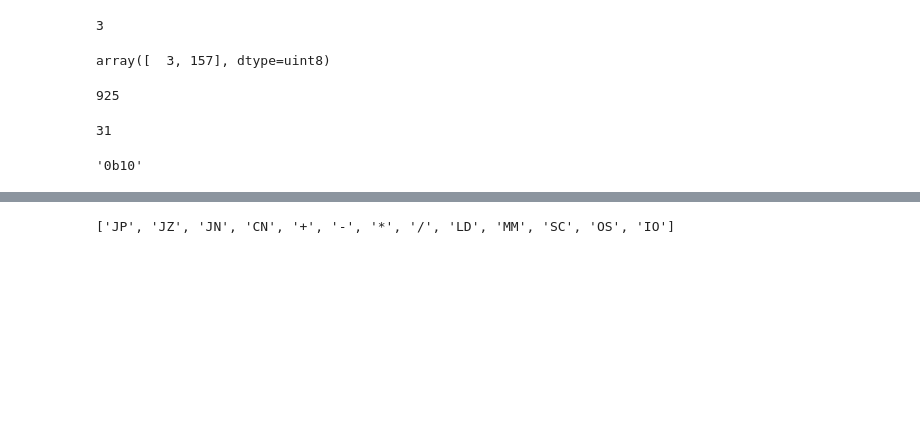
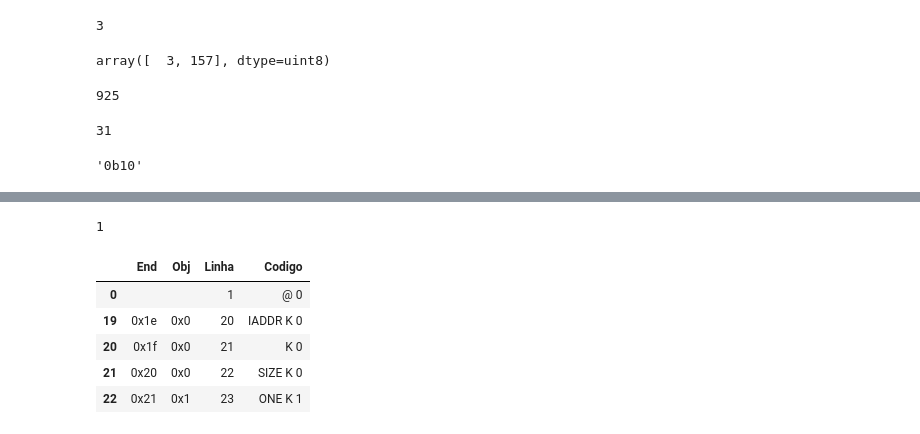
Before and after one commit to michelchieregato/Sistemas-De-Programacao, a Jupyter notebook: Sisprog - Main.ipynb, the cells around one changed output, grey strips where cells are left out. Drawn from its saved outputs; the diff is of its cells as text; code cells hidden in the pictures; blank space fills up the shorter version.

```diff
--- a/Sisprog - Main.ipynb
+++ b/Sisprog - Main.ipynb
@@ -102,0 +141,8 @@ linha_de_codigo
+# %%
+for linha in codigo:
+    if len(linha) == 2:
+        linha.insert(0, '')
+# %%
+aux = pd.DataFrame(codigo, columns=['Label', 'Operacao', 'Operador'])
+# %%
+linha_de_codigo = aux.iloc[0]
@@ -116,4 +164,5 @@ dicionarios_de_operacoes = {
-# %%
-[*dicionarios_de_operacoes.keys() ]
-# %% [output]
-['JP', 'JZ', 'JN', 'CN', '+', '-', '*', '/', 'LD', 'MM', 'SC', 'OS', 'IO']
+# %%
+if 'a':
+    print(1)
+# %% [output]
+1
@@ -119,0 +261,2 @@ dicionarios_de_operacoes = {
+# %%
+montador = Montador(file='./src/files/loader.asm')
@@ -119,0 +265,9 @@ dicionarios_de_operacoes = {
+# %%
+montador.tabela_final
+# %% [output]
+|  | End | Obj | Linha | Codigo |
+| 0 |  |  | 1 | @ 0 |
+| 19 | 0x1e | 0x0 | 20 | IADDR K 0 |
+| 20 | 0x1f | 0x0 | 21 | K 0 |
+| 21 | 0x20 | 0x0 | 22 | SIZE K 0 |
+| 22 | 0x21 | 0x1 | 23 | ONE K 1 |
```
Also changed, not shown: parts of 21 cells of this notebook, 9 other files.
